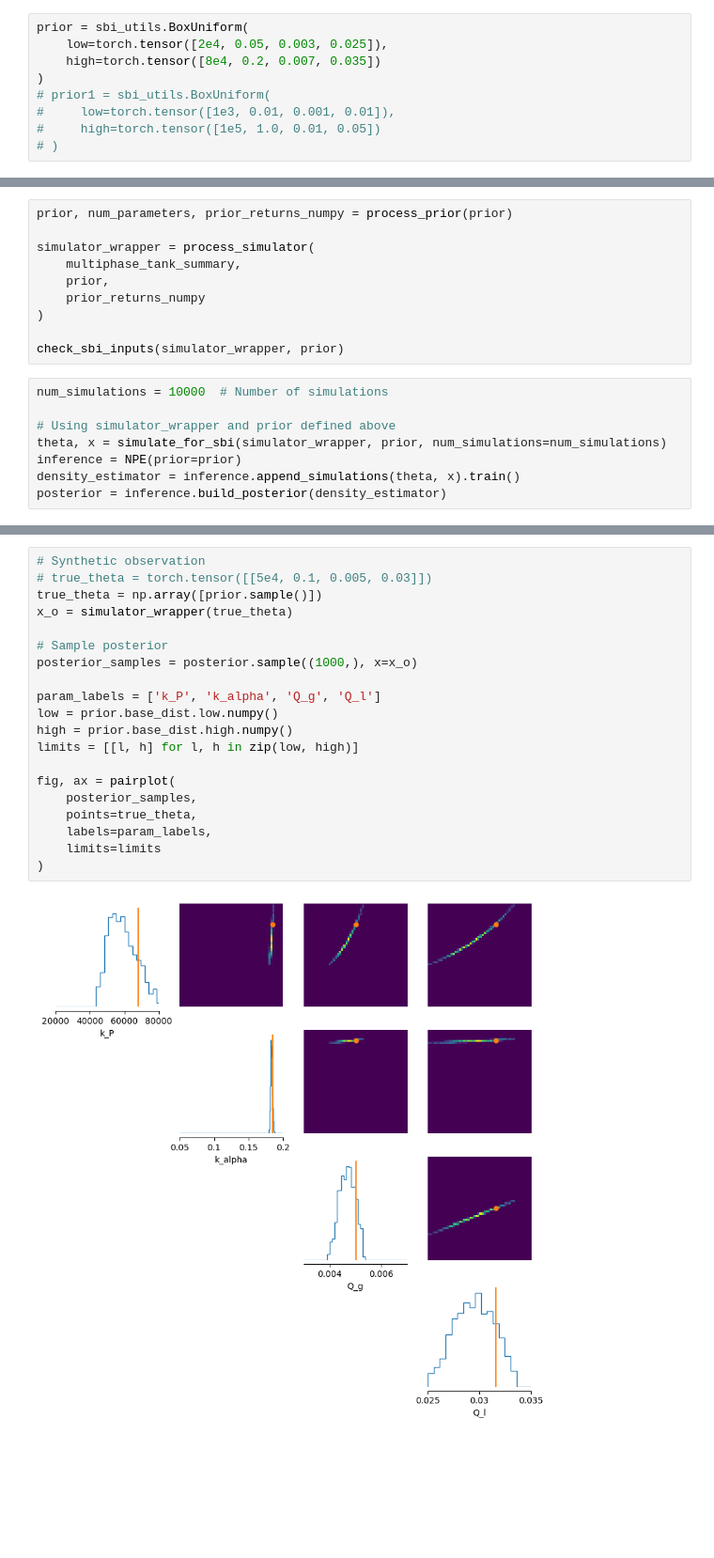
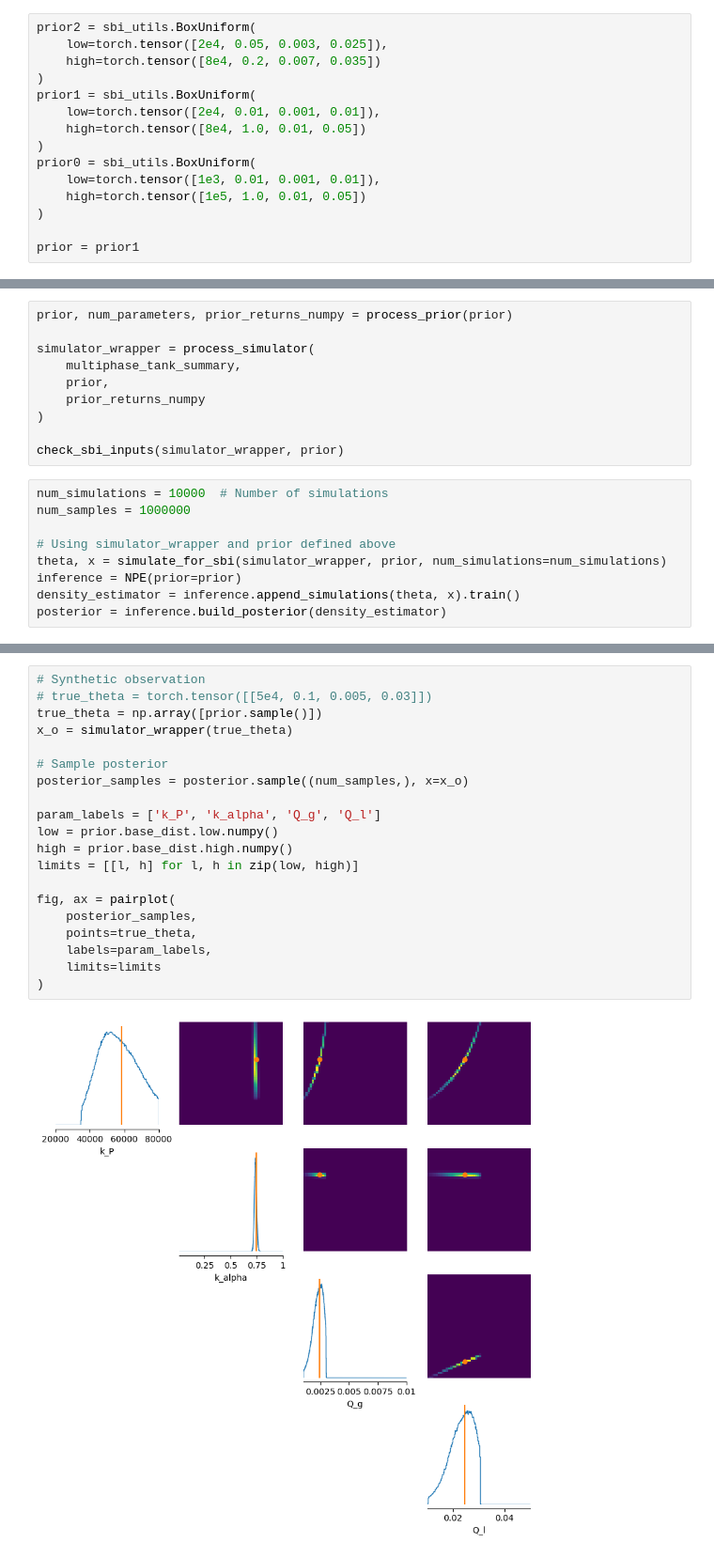
Before and after one commit to skcajs/pandora, a Jupyter notebook: notebooks/simulation_based_inference/multiphase-flow/multiphase-tank copy.ipynb, the cells around one changed output, grey strips where cells are left out. Shown at 94% size. Drawn from its saved outputs; the diff is of its cells as text; blank space fills up the shorter version.

```diff
--- a/notebooks/simulation_based_inference/multiphase-flow/multiphase-tank copy.ipynb
+++ b/notebooks/simulation_based_inference/multiphase-flow/multiphase-tank copy.ipynb
@@ -77,14 +88,20 @@ def multiphase_tank_summary_snapshots(theta):
 
     return stats
 # %%
-prior = sbi_utils.BoxUniform(
+prior2 = sbi_utils.BoxUniform(
     low=torch.tensor([2e4, 0.05, 0.003, 0.025]),
     high=torch.tensor([8e4, 0.2, 0.007, 0.035])
 )
-# prior1 = sbi_utils.BoxUniform(
-#     low=torch.tensor([1e3, 0.01, 0.001, 0.01]),
-#     high=torch.tensor([1e5, 1.0, 0.01, 0.05])
-# )
+prior1 = sbi_utils.BoxUniform(
+    low=torch.tensor([2e4, 0.01, 0.001, 0.01]),
+    high=torch.tensor([8e4, 1.0, 0.01, 0.05])
+)
+prior0 = sbi_utils.BoxUniform(
+    low=torch.tensor([1e3, 0.01, 0.001, 0.01]),
+    high=torch.tensor([1e5, 1.0, 0.01, 0.05])
+)
+
+prior = prior1
 # %%
 theta_example = prior.sample()
 output = multiphase_tank(theta_example).flatten()
@@ -119,6 +136,7 @@ simulator_wrapper = process_simulator(
 check_sbi_inputs(simulator_wrapper, prior)
 # %%
 num_simulations = 10000  # Number of simulations
+num_samples = 1000000
 
 # Using simulator_wrapper and prior defined above
 theta, x = simulate_for_sbi(simulator_wrapper, prior, num_simulations=num_simulations)
@@ -130,23 +148,23 @@ posterior = inference.build_posterior(density_estimator)
 # %%
 # Synthetic observation
 # true_theta = torch.tensor([[5e4, 0.1, 0.005, 0.03]])
 true_theta = np.array([prior.sample()])
 x_o = simulator_wrapper(true_theta)
 
 # Sample posterior
-posterior_samples = posterior.sample((1000,), x=x_o)
+posterior_samples = posterior.sample((num_samples,), x=x_o)
 
 param_labels = ['k_P', 'k_alpha', 'Q_g', 'Q_l']
 low = prior.base_dist.low.numpy()
 high = prior.base_dist.high.numpy()
 limits = [[l, h] for l, h in zip(low, high)]
 
 fig, ax = pairplot(
     posterior_samples,
     points=true_theta,
     labels=param_labels,
     limits=limits
 )
 # %% [output]
-[figure, old version]
+[figure, new version]
 # %%
```
Also changed, not shown: parts of 47 cells of this notebook, 13 other files.
